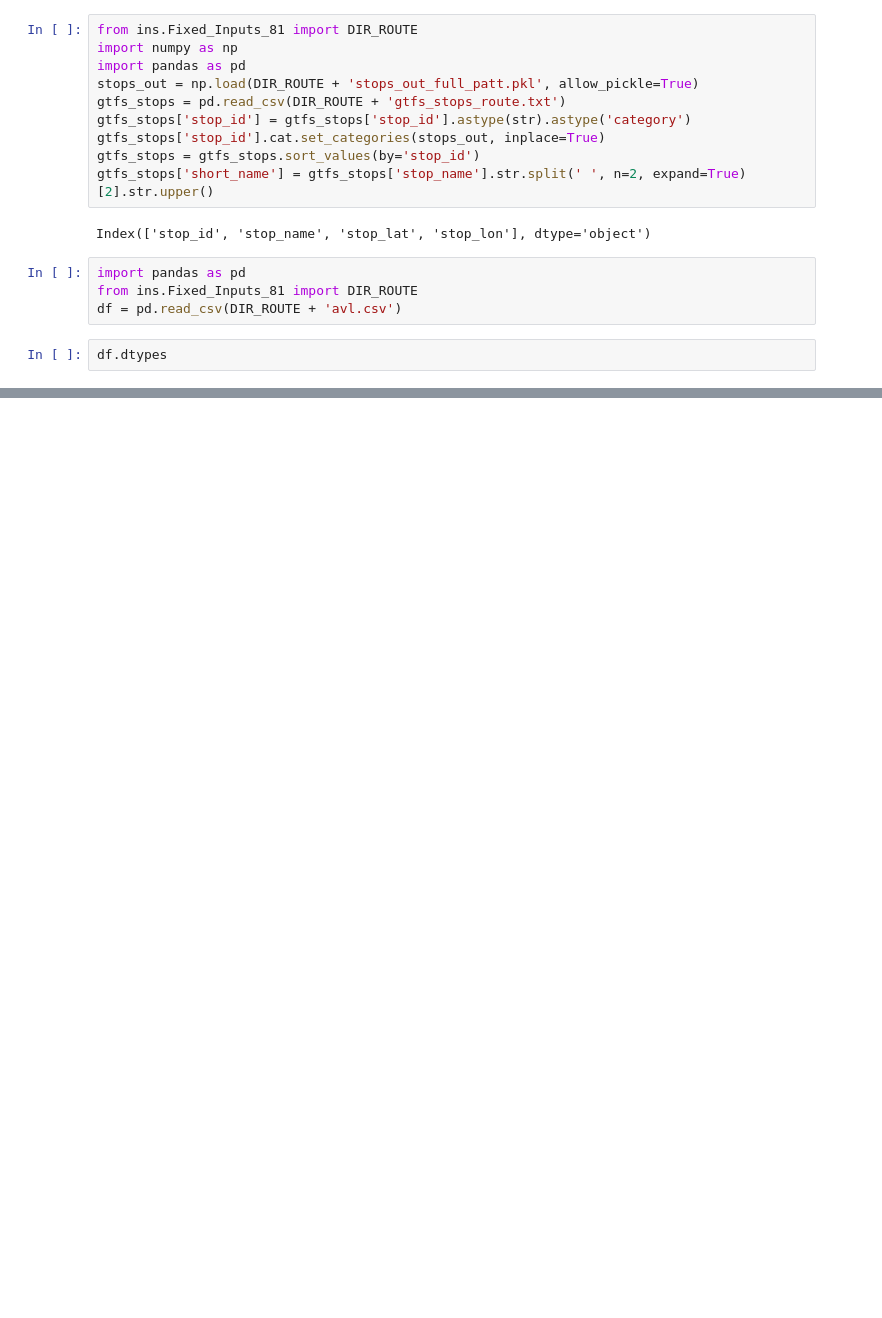
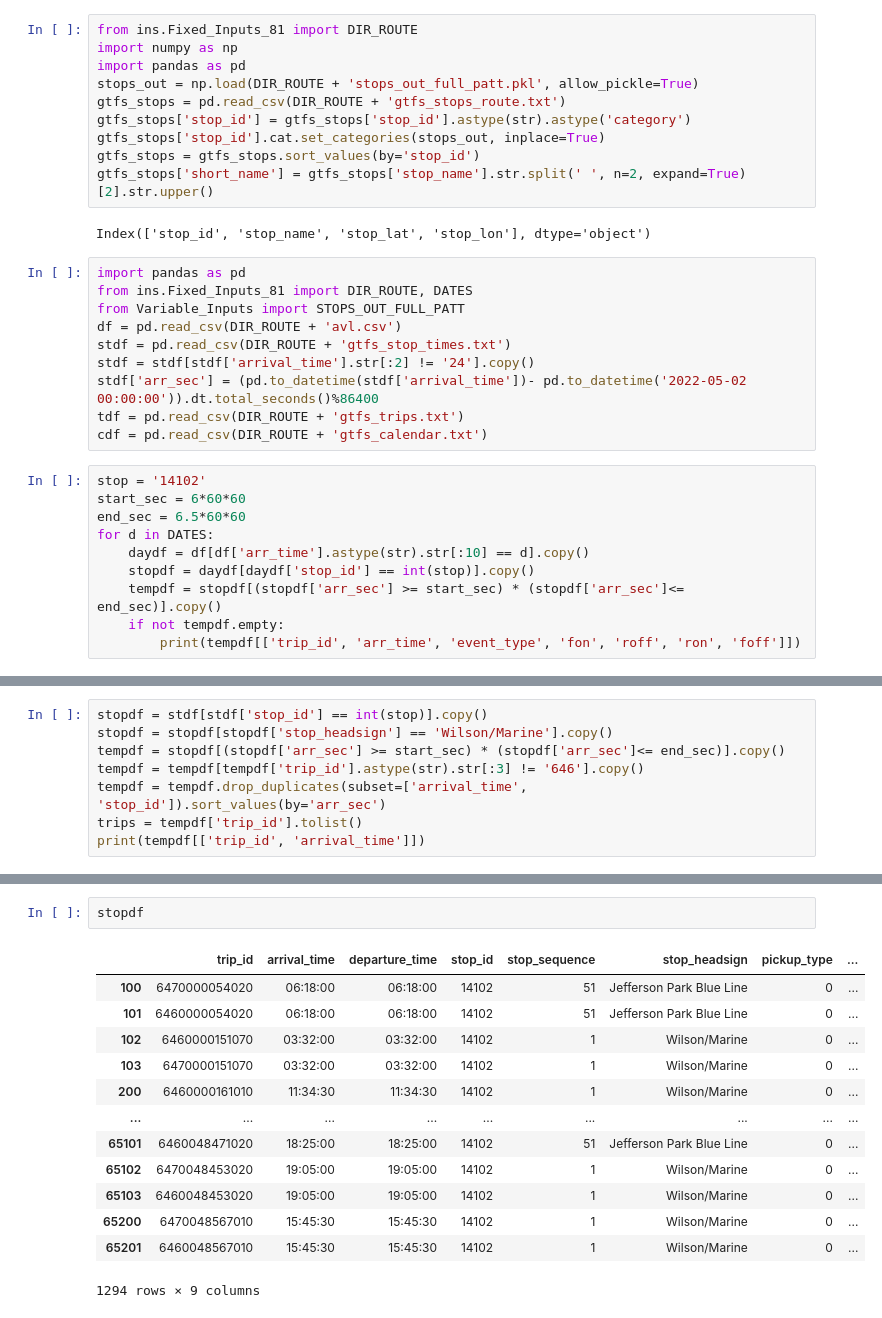
Before and after one commit to joerovar/transit-centric-smart-mobility-system, a Jupyter notebook: src/04_SIMULATION/scratch.ipynb, the cells around one changed output, grey strips where cells are left out. Cells and saved outputs as stored; diff of their text form; blank space fills up the shorter version.

Commit message:
missing wkday trip ids fix

```diff
--- a/src/04_SIMULATION/scratch.ipynb
+++ b/src/04_SIMULATION/scratch.ipynb
@@ -325,8 +325,22 @@ gtfs_stops['short_name'] = gtfs_stops['stop_name'].str.split(' ', n=2, expand=Tr
 Index(['stop_id', 'stop_name', 'stop_lat', 'stop_lon'], dtype='object')
 # %%
 import pandas as pd
-from ins.Fixed_Inputs_81 import DIR_ROUTE
+from ins.Fixed_Inputs_81 import DIR_ROUTE, DATES
+from Variable_Inputs import STOPS_OUT_FULL_PATT
 df = pd.read_csv(DIR_ROUTE + 'avl.csv')
+stdf = pd.read_csv(DIR_ROUTE + 'gtfs_stop_times.txt')
+stdf = stdf[stdf['arrival_time'].str[:2] != '24'].copy()
+stdf['arr_sec'] = (pd.to_datetime(stdf['arrival_time'])- pd.to_datetime('2022-05-02 00:00:00')).dt.total_seconds()%86400
+tdf = pd.read_csv(DIR_ROUTE + 'gtfs_trips.txt')
+cdf = pd.read_csv(DIR_ROUTE + 'gtfs_calendar.txt')
 # %%
-df.dtypes
+stop = '14102'
+start_sec = 6*60*60
+end_sec = 6.5*60*60
+for d in DATES:
+    daydf = df[df['arr_time'].astype(str).str[:10] == d].copy()
+    stopdf = daydf[daydf['stop_id'] == int(stop)].copy()
+    tempdf = stopdf[(stopdf['arr_sec'] >= start_sec) * (stopdf['arr_sec']<= end_sec)].copy()
+    if not tempdf.empty:
+        print(tempdf[['trip_id', 'arr_time', 'event_type', 'fon', 'roff', 'ron', 'foff']])
 # %% [output]
@@ -351,0 +364,8 @@ dtype: object
+# %%
+stopdf = stdf[stdf['stop_id'] == int(stop)].copy()
+stopdf = stopdf[stopdf['stop_headsign'] == 'Wilson/Marine'].copy()
+tempdf = stopdf[(stopdf['arr_sec'] >= start_sec) * (stopdf['arr_sec']<= end_sec)].copy()
+tempdf = tempdf[tempdf['trip_id'].astype(str).str[:3] != '646'].copy()
+tempdf = tempdf.drop_duplicates(subset=['arrival_time', 'stop_id']).sort_values(by='arr_sec')
+trips = tempdf['trip_id'].tolist()
+print(tempdf[['trip_id', 'arrival_time']])
@@ -351,0 +380,16 @@ dtype: object
+# %%
+stopdf
+# %% [output]
+|  | trip_id | arrival_time | departure_time | stop_id | stop_sequence | stop_headsign | pickup_type | ... |
+| 100 | 6470000054020 | 06:18:00 | 06:18:00 | 14102 | 51 | Jefferson Park Blue Line | 0 | ... |
+| 101 | 6460000054020 | 06:18:00 | 06:18:00 | 14102 | 51 | Jefferson Park Blue Line | 0 | ... |
+| 102 | 6460000151070 | 03:32:00 | 03:32:00 | 14102 | 1 | Wilson/Marine | 0 | ... |
+| 103 | 6470000151070 | 03:32:00 | 03:32:00 | 14102 | 1 | Wilson/Marine | 0 | ... |
+| 200 | 6460000161010 | 11:34:30 | 11:34:30 | 14102 | 1 | Wilson/Marine | 0 | ... |
+| ... | ... | ... | ... | ... | ... | ... | ... | ... |
+| 65101 | 6460048471020 | 18:25:00 | 18:25:00 | 14102 | 51 | Jefferson Park Blue Line | 0 | ... |
+| 65102 | 6470048453020 | 19:05:00 | 19:05:00 | 14102 | 1 | Wilson/Marine | 0 | ... |
+| 65103 | 6460048453020 | 19:05:00 | 19:05:00 | 14102 | 1 | Wilson/Marine | 0 | ... |
+| 65200 | 6470048567010 | 15:45:30 | 15:45:30 | 14102 | 1 | Wilson/Marine | 0 | ... |
+| 65201 | 6460048567010 | 15:45:30 | 15:45:30 | 14102 | 1 | Wilson/Marine | 0 | ... |
+1294 rows × 9 columns
```
Also changed, not shown: parts of 9 cells of this notebook, 26 other files.
